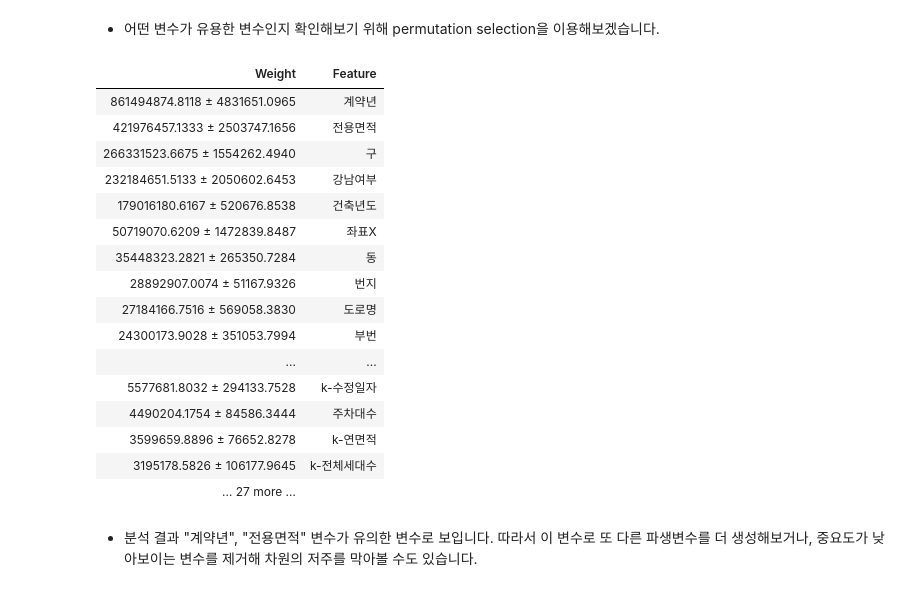
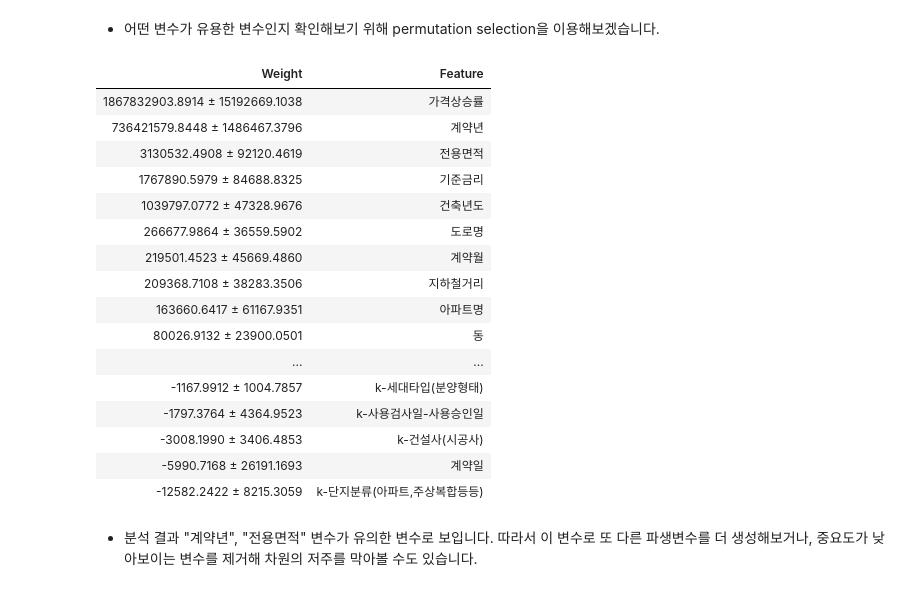
Before and after one commit to UpstageAILab6/upstage-ml-regression-ml-5_pub, a Jupyter notebook: baseline_code.ipynb, the cells around one changed output. Cells and saved outputs as stored; diff of their text form; code cells hidden in the pictures.

```diff
--- a/baseline_code.ipynb
+++ b/baseline_code.ipynb
@@ -409,0 +530,38 @@ concat_select['강남여부'] = is_gangnam
+# %%
+# 아파트 데이터 준비
+apartment_data = concat_select[['아파트명', '좌표X', '좌표Y']].copy()
+apartment_data.rename(columns={'좌표X': '아파트X', '좌표Y': '아파트Y'}, inplace=True)
+
+# 지하철 데이터 불러오기
+subway_data = pd.read_csv('/data/ephemeral/home/data/subway_feature.csv')
+subway_data.rename(columns={'위도': '지하철X', '경도': '지하철Y'}, inplace=True)
+# %%
+from scipy.spatial.distance import cdist
+from sklearn.preprocessing import MinMaxScaler
+
+
+# 아파트 좌표와 지하철 좌표 추출
+apartment_coords = apartment_data[['아파트X', '아파트Y']].to_numpy()
+subway_coords = subway_data[['지하철X', '지하철Y']].to_numpy()
+
+# 모든 아파트와 지하철 간 거리 계산 (벡터화)
+distances = cdist(apartment_coords, subway_coords)
+
+# 각 아파트와 가장 가까운 지하철 거리 찾기
+nearest_distances = distances.min(axis=1)
+
+# 결과 저장
+concat_select['지하철거리'] = nearest_distances
+
+# 결과 데이터프레임에서 지하철 거리 추출
+distances = concat_select['지하철거리'].values.reshape(-1, 1)
+
+# 정규화 (MinMaxScaler 사용)
+scaler = MinMaxScaler()
+normalized_distances = scaler.fit_transform(distances)
+
+# 정규화된 값을 새로운 컬럼으로 저장
+concat_select['지하철거리'] = normalized_distances
+
+# 결과 확인
+print(concat_select[['아파트명', '지하철거리']].head())
@@ -441,7 +683,7 @@ max      2.023000e+03
 Name: 건축년도, dtype: float64
 # %%
 # 따라서 2009년 이후에 지어졌으면 비교적 신축이라고 판단하고, 신축 여부 변수를 제작해보도록 하겠습니다.
-concat_select['신축여부'] = concat_select['건축년도'].apply(lambda x: 1 if x >= 2009 else 0)
+concat_select['신축여부'] = concat_select['건축년도'].apply(lambda x: 1 if x >= 2018 else 0)
 # %%
 concat_select.head(1)       # 최종 데이터셋은 아래와 같습니다.
 # %% [output]
@@ -647,7 +912,7 @@ model=xgboost.XGBRegressor(
 # 43735.7052
 # RMSE test: 4206.333504214999
 model=xgboost.XGBRegressor(
- n_estimators= 5000,
+ n_estimators= 500,
  learning_rate= 0.05,
  max_depth= 10,
  min_child_weight= 5,
@@ -701,28 +977,28 @@ with open('saved_model.pkl', 'wb') as f:
 # %%
 # Permutation importance 방법을 변수 선택에 이용해보겠습니다.
 perm = PermutationImportance(model,        # 위에서 학습된 모델을 이용하겠습니다.
                              scoring = "neg_mean_squared_error",        # 평가 지표로는 회귀문제이기에 negative rmse를 사용합니다. (neg_mean_squared_error : 음의 평균 제곱 오차)
                              random_state = 42,
                              n_iter=3).fit(X_val, y_val)
-eli5.show_weights(perm, feature_names = X_val.columns.tolist())    # valid data에 대해 적합시킵니다.
+eli5.show_weights(perm, feature_names = X_val.columns.tolist(), top=len(X_val.columns))    # valid data에 대해 적합시킵니다.
 # %% [output]
 | Weight | Feature |
-| 861494874.8118 ± 4831651.0965 | 계약년 |
-| 421976457.1333 ± 2503747.1656 | 전용면적 |
-| 266331523.6675 ± 1554262.4940 | 구 |
-| 232184651.5133 ± 2050602.6453 | 강남여부 |
-| 179016180.6167 ± 520676.8538 | 건축년도 |
-| 50719070.6209 ± 1472839.8487 | 좌표X |
-| 35448323.2821 ± 265350.7284 | 동 |
-| 28892907.0074 ± 51167.9326 | 번지 |
-| 27184166.7516 ± 569058.3830 | 도로명 |
-| 24300173.9028 ± 351053.7994 | 부번 |
+| 1867832903.8914 ± 15192669.1038 | 가격상승률 |
+| 736421579.8448 ± 1486467.3796 | 계약년 |
+| 3130532.4908 ± 92120.4619 | 전용면적 |
+| 1767890.5979 ± 84688.8325 | 기준금리 |
+| 1039797.0772 ± 47328.9676 | 건축년도 |
+| 266677.9864 ± 36559.5902 | 도로명 |
+| 219501.4523 ± 45669.4860 | 계약월 |
+| 209368.7108 ± 38283.3506 | 지하철거리 |
+| 163660.6417 ± 61167.9351 | 아파트명 |
+| 80026.9132 ± 23900.0501 | 동 |
 | ... | ... |
-| 5577681.8032 ± 294133.7528 | k-수정일자 |
-| 4490204.1754 ± 84586.3444 | 주차대수 |
-| 3599659.8896 ± 76652.8278 | k-연면적 |
-| 3195178.5826 ± 106177.9645 | k-전체세대수 |
-| … 27 more … |  |
+| -1167.9912 ± 1004.7857 | k-세대타입(분양형태) |
+| -1797.3764 ± 4364.9523 | k-사용검사일-사용승인일 |
+| -3008.1990 ± 3406.4853 | k-건설사(시공사) |
+| -5990.7168 ± 26191.1693 | 계약일 |
+| -12582.2422 ± 8215.3059 | k-단지분류(아파트,주상복합등등) |
 # %% [markdown]
 - 분석 결과 "계약년", "전용면적" 변수가 유의한 변수로 보입니다. 따라서 이 변수로 또 다른 파생변수를 더 생성해보거나, 중요도가 낮아보이는 변수를 제거해 차원의 저주를 막아볼 수도 있습니다.
 # %% [markdown]
```
Also changed, not shown: parts of 38 cells of this notebook.
